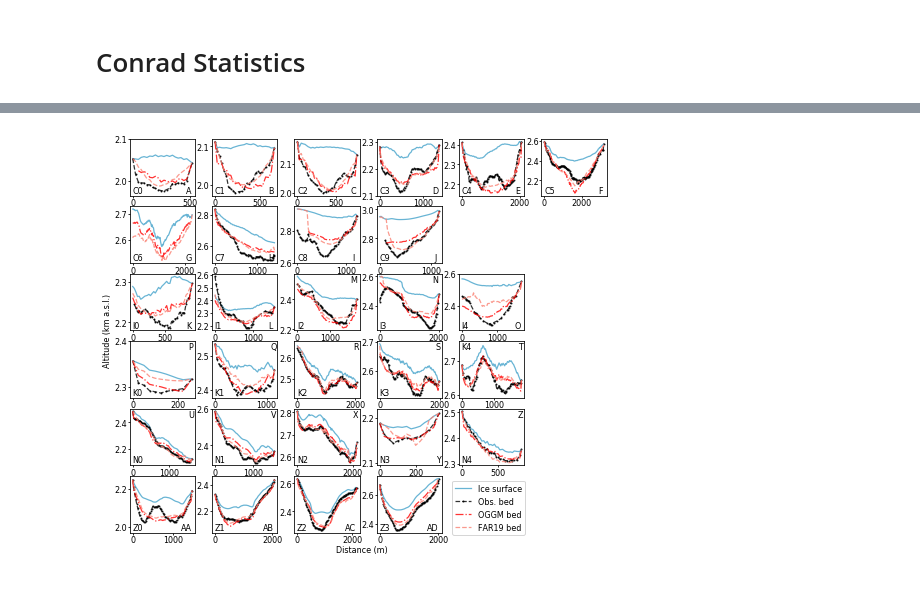
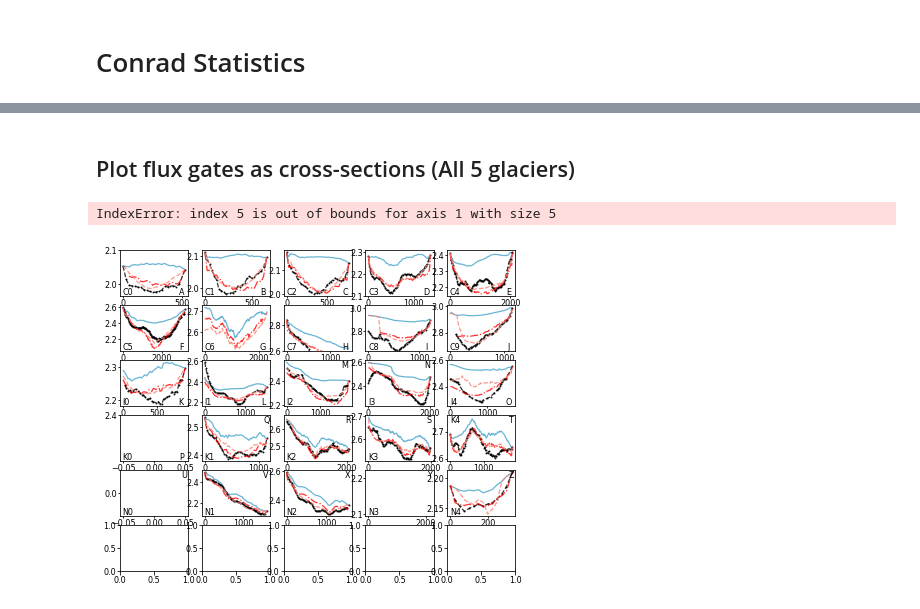
Before and after one commit to bpelto/continuity_flux, a Jupyter notebook: flux_gate-Conrad.ipynb, the cells around one changed output, grey strips where cells are left out. Saved outputs shown, nothing was run; the diff lists cells and outputs as text; code cells hidden in the pictures.

```diff
--- a/flux_gate-Conrad.ipynb
+++ b/flux_gate-Conrad.ipynb
@@ -2169,7 +1537,7 @@ for r in range(3):
                    zorder=2,alpha=0.7)
     ax3[0].xaxis.set_major_locator(ticker.MultipleLocator(400));ax3[1].xaxis.set_major_locator(ticker.MultipleLocator(200));ax3[2].xaxis.set_major_locator(ticker.MultipleLocator(200))
     ax3[r].text(0.92, 0.03, letter[r], transform=ax3[r].transAxes)
-    ax3[2].legend(loc='bottom right', bbox_to_anchor=(0.98, 0.34), labelspacing=0.2, handletextpad=0.1)
+    ax3[2].legend(loc='lower right', bbox_to_anchor=(0.98, 0.34), labelspacing=0.2, handletextpad=0.1)
     ax3[r].axhline(linewidth=1, color='k', ls='--', alpha=0.25, zorder=0)
     ax3[r].text(0.05, 0.95, Glacier[r], transform=ax3[r].transAxes)
     ax3[0].set(ylim=(-7.5,3.5),ylabel='Mass balance (m w.e.)')
@@ -2584,14 +1720,5 @@ df_agg[df_agg.ID==2]
-# %%
-for i in range(df_agg_Illec.id.nunique()):
-    print(i)
-# %%
-obs_H = D.copy()
-obs_H.gpr[obs_H.len==0.0]=np.nan
-obs_H = obs_H.dropna(subset=['gpr'])  #, inplace=True)
-# %%
-with open('/home/pelto/Desktop/ice_flux/Illecillewaet/' + glacier[2] +'_df_agg.pkl', 'rb') as f:
-    df_agg_Illec = pickle.load(f)
-df_agg_Kok[df_agg_Kok.id==0]
+# %% [markdown]
+## Plot flux gates as cross-sections (All 5 glaciers)
 # %%
 ## ALL glaciers
 ## Conrad 10 gates, 11 bins, Illec. 5 gates 6 bins, Kokanee 5 gates 6 bins
@@ -2616,20 +1743,20 @@ pylab.rcParams['ytick.major.pad']='1.'
 j,k = 0,0; n=0; l=1.25
 # K['area_opt'] = K.thick_opt * 10
 a=0.8
-letter=['A','B','C','D','E', 'F', 'G', 'H', 'I', 'J', ' ',' ','K','L', 'M', 'N', 'O', ' ','P', 'Q', 'R',
-        'S', 'T', ' ', 'U','V', 'X', 'Y', 'Z',' ','AA','AB','AC','AD',' ']
-gate=['C0','C1','C2','C3','C4','C5','C6','C7','C8','C9',' ', ' ', 'I0','I1','I2','I3','I4',' ',
-      'K0', 'K1', 'K2', 'K3', 'K4',' ', 'N0', 'N1', 'N2', 'N3', 'N4', ' ', 'Z0', 'Z1', 'Z2', 'Z3', ' ', ' ',]
+letter=['A','B','C','D','E', 'F', 'G', 'H', 'I', 'J', 'K','L', 'M', 'N', 'O', 'P', 'Q', 'R',
+        'S', 'T', 'U','V', 'X', 'Y', 'Z','AA','AB','AC','AD',' ']
+gate=['C0','C1','C2','C3','C4','C5','C6','C7','C8','C9','I0','I1','I2','I3','I4','K0', 'K1', 'K2', 'K3',
+      'K4','N0', 'N1', 'N2', 'N3', 'N4','Z0', 'Z1', 'Z2', 'Z3',' ',]
 div = 1000 # to make y axis km instead of m use 1000, else 1
 
 #Conrad data
 obs_H = D.copy(); obs_H.gpr[obs_H.len==0.0]=np.nan;obs_H = obs_H.dropna(subset=['gpr'])  #, inplace=True)
 
-fig, ax = plt.subplots(6,6, figsize=(cm2inch(18, 15)))
+fig, ax = plt.subplots(6,5, figsize=(cm2inch(18, 15)))
 
 for i in range(D.ID.nunique()+8+5+6+6):
-
-    if n<12:
+    ###conrad gates
+    if n<10:
         K=D_all[D_all.ID==i].sort_values(by=['distance'])
         O=obs_H[obs_H.ID==i].sort_values(by=['distance'])
 
@@ -2669,16 +1796,17 @@ for i in range(D.ID.nunique()+8+5+6+6):
         ax[2,4].set_ylim((2.25, 2.6)); ax[0,3].set_ylim((2.1, 2.31))
 #         ax[0,5].set_xlim((-100, 1450));   ax[1,5].set_xlim((-50, 1300)) ;
         n += 1;    k += 1
-        if n == 6:
+        if n == 5:
             j += 1; k = 0
-        if n== 12:
+        if n== 10:
             j += 1; k = 0
-    elif n > 11 and n < 18:
+    ###Illec. gates
+    elif n > 9 and n < 16:
 #         if n==12:
 #             k += 1
-        K=df_agg_Illec[df_agg_Illec.id==i-12].sort_values(by=['distance'])
+        K=df_agg_Illec[df_agg_Illec.id==i-10].sort_values(by=['distance'])
         obs_H = df_agg_Illec.copy();obs_H = obs_H.dropna(subset=['gpr'])
-        O=obs_H[obs_H.id==i-12].sort_values(by=['distance'])
+        O=obs_H[obs_H.id==i-10].sort_values(by=['distance'])
 
         # plot glacier surface
         ax[j,k].tick_params(which='major', length=1.75)
@@ -2701,7 +1829,7 @@ for i in range(D.ID.nunique()+8+5+6+6):
         ax[j,k].plot(K.distance, (K.dem/div)-(K.farin_corr/div),
                      ls='--', c='salmon', alpha=a, label='Farinotti et al. (2019) bed', lw=l)  #marker='o')
 #         ax[2,4].set_ylim(2.1, 2.22)
-        if i <= 13:
+        if i <= 10:
             ax[j,k].yaxis.set_major_locator(ticker.MultipleLocator(100/div))
         else:
             ax[j,k].yaxis.set_major_locator(ticker.MultipleLocator(200/div))
@@ -2710,18 +1838,19 @@ for i in range(D.ID.nunique()+8+5+6+6):
         ax[j,k].text(0.04, 0.09, gate[i], transform=ax[j,k].transAxes, verticalalignment='center', horizontalalignment='left')
 
 
-        if i == 14 or i==15:
+        if i == 12 or i==13:
             ax[j,k].text(0.9, 0.9, letter[i], transform=ax[j,k].transAxes, verticalalignment='center', horizontalalignment='center')
         else:
             ax[j,k].text(0.9, 0.09, letter[i], transform=ax[j,k].transAxes, verticalalignment='center', horizontalalignment='center')
 
         n += 1;    k += 1
-        if n == 18:
+        if n == 15:
             j += 1; k = 0
-    elif n > 17 and n < 24:
-        K=df_agg_Kok[df_agg_Kok.id==i-18].sort_values(by=['distance'])
+    ## kokanee gates
+    elif n > 14 and n < 21:
+        K=df_agg_Kok[df_agg_Kok.id==i-15].sort_values(by=['distance'])
         obs_H = df_agg_Kok.copy();obs_H = obs_H.dropna(subset=['gpr'])
-        O=obs_H[obs_H.id==i-18].sort_values(by=['distance'])
+        O=obs_H[obs_H.id==i-15].sort_values(by=['distance'])
 
         # plot glacier surface
         ax[j,k].tick_params(which='major', length=1.75)
@@ -2745,17 +1874,18 @@ for i in range(D.ID.nunique()+8+5+6+6):
 #         ax[3,3].set_xlim(1000, 1500);ax[3].set_ylim(2510/div, 2710/div) ax[4].set_ylim(2590/div, 2750/div)
 
         ax[j,k].text(0.9, 0.9, letter[i], transform=ax[j,k].transAxes, verticalalignment='center', horizontalalignment='left')
-        if i == 22:
+        if i == 19:
             ax[j,k].text(0.04, 0.9, gate[i], transform=ax[j,k].transAxes, verticalalignment='center', horizontalalignment='left',)
         else:
             ax[j,k].text(0.04, 0.09, gate[i], transform=ax[j,k].transAxes, verticalalignment='center', horizontalalignment='left')
         n += 1;    k += 1
-        if n == 24:
+        if n == 20:
             j += 1; k = 0
-    elif n > 23 and n < 30:
-        K=df_agg_nord[df_agg_nord.id==i-24].sort_values(by=['distance'])
+    #nordic gates
+    elif n > 20 and n < 27:
+        K=df_agg_nord[df_agg_nord.id==i-21].sort_values(by=['distance'])
         obs_H = df_agg_nord.copy();obs_H = obs_H.dropna(subset=['gpr'])
-        O=obs_H[obs_H.id==i-24].sort_values(by=['distance'])
+        O=obs_H[obs_H.id==i-21].sort_values(by=['distance'])
 
         # plot glacier surface
         ax[j,k].tick_params(which='major', length=1.75)
@@ -2788,34 +1918,34 @@ for i in range(D.ID.nunique()+8+5+6+6):
         O=obs_H[obs_H.id==i-30].sort_values(by=['distance'])
 
         # plot glacier surface
         ax[j,k].tick_params(which='major', length=1.75)
         ax[j,k].plot(K.distance, (K.dem/div), color='#43a2ca', alpha=a, label='Ice surface',lw=l)
 
         #plot gpr thickness gates
         gpr=(O.dem/div)-(O.gpr/div)
         gpr_mask=np.isfinite(gpr)
         ax[j,k].plot(O.distance, gpr, marker='o', ms=1.0, ls='--', color='k', alpha=a, label='Obs. bed', lw=l)
 
         ##plot optimized thickness gates
         ax[j,k].plot(K.distance, (K.dem/div)-(K.H_opt/div), ls='-.', c='r', alpha=a, label='OGGM bed',lw=l)  #marker='o')
 
         ##plot Farinotti thickness gates
         ax[j,k].plot(K.distance, (K.dem/div)-(K.farin_corr/div),
                      ls='--', c='salmon', alpha=a, label='FAR19 bed', lw=l)  #marker='o')
         ax[j,k].text(0.95, 0.09, letter[i], transform=ax[j,k].transAxes, verticalalignment='center', horizontalalignment='right')
         ax[j,k].text(0.04, 0.09, gate[i], transform=ax[j,k].transAxes, verticalalignment='center', horizontalalignment='left')
         ax[5,0].set_ylim((1.97, 2.27));ax[5,1].set_ylim((2.03, 2.47))
         n += 1;    k += 1
 
 
-ax[5,4].legend(bbox_to_anchor=(1.07, 0.99))
-ax[1,5].axis('off');ax[1,4].axis('off');ax[3,5].axis('off');ax[3,5].axis('off');ax[2,5].axis('off');ax[4,5].axis('off')
-ax[5,4].axis('off');ax[5,5].axis('off')
+ax[4,4].legend(bbox_to_anchor=(1.07, 0.99));ax[4,4].axis('off');
+
 # plt.axhspan(0.75, i+.2, facecolor='0.2', alpha=0.5)
 fig.text(0.003, 0.6, 'Altitude (km a.s.l.)', rotation=90)
 fig.text(0.46, 0.009, 'Distance (m)')
 fig.subplots_adjust(bottom=0.054, top=0.98, left=0.055, right=0.99, wspace=0.26, hspace=0.19)
 
 plt.savefig(fl_path + 'products/' +'All_gates_all_glaciers_5_NEW.pdf', dpi=300)
 # %% [output]
+IndexError: index 5 is out of bounds for axis 1 with size 5
-[figure, old version]
+[figure, new version]
```
Also changed, not shown: parts of 91 cells of this notebook, 1 other file.
